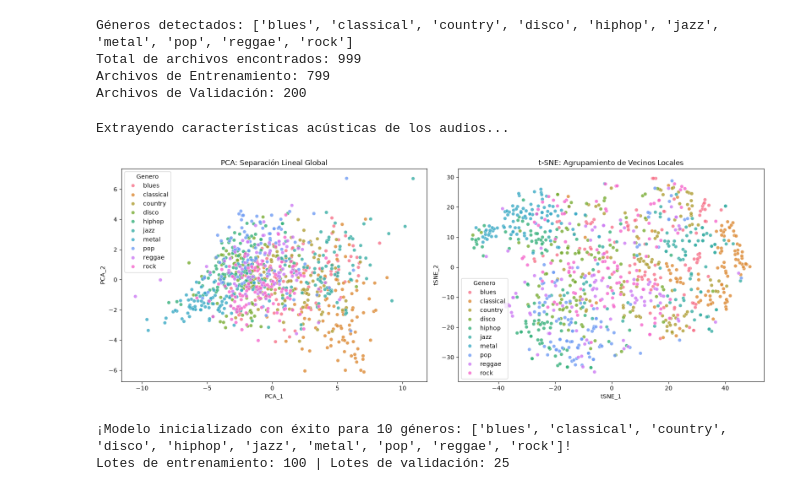
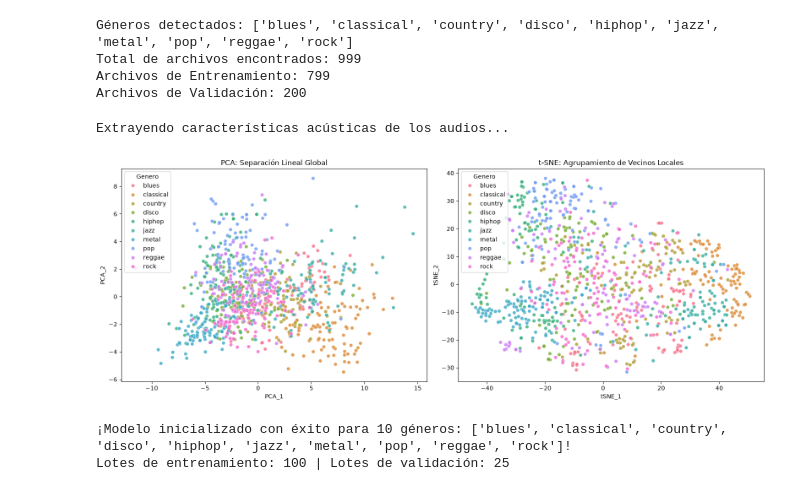
Before and after one commit to waltergsotelo/aprendizaje_profundo, a Jupyter notebook: TP_3.ipynb, the cells around one changed output. Drawn from its saved outputs; the diff is of its cells as text; code cells hidden in the pictures.

```diff
--- a/TP_3.ipynb
+++ b/TP_3.ipynb
@@ -171,6 +171,11 @@ for path, label in tqdm(zip(audio_paths, labels), total=len(audio_paths)):
         tempo, _ = librosa.beat.beat_track(y=y, sr=sr)
         chroma = librosa.feature.chroma_stft(y=y, sr=sr)
         contrast = librosa.feature.spectral_contrast(y=y, sr=sr)
+        # 1. Extracción de los nuevos contornos temporales
+        tonnetz = librosa.feature.tonnetz(y=y, sr=sr, chroma=chroma) # Aprovecha el chroma ya calculado
+        rms = librosa.feature.rms(y=y)
+        zcr = librosa.feature.zero_crossing_rate(y=y)
+        rolloff = librosa.feature.spectral_rolloff(y=y, sr=sr,roll_percent=0.85)
 
         # Promediar las características a lo largo del tiempo
         zcr_mean = np.mean(zcr)
@@ -180,6 +185,14 @@ for path, label in tqdm(zip(audio_paths, labels), total=len(audio_paths)):
         chroma_var = np.var(chroma, axis=1)
         contrast_mean = np.mean(contrast, axis=1)
         contrast_var = np.var(contrast, axis=1)
+        tonnetz_mean = np.mean(tonnetz, axis=1)
+        tonnetz_var = np.var(tonnetz, axis=1)
+        rms_mean = float(np.mean(rms))
+        rms_var = float(np.var(rms))
+        zcr_var = float(np.var(zcr))
+        rolloff_mean = float(np.mean(rolloff))
+        rolloff_var = float(np.var(rolloff))
+
 
         # Manejo de la variable tempo (dependiendo de la versión de librosa puede ser array o float)
         bpm = tempo[0] if isinstance(tempo, np.ndarray) else tempo
@@ -196,6 +209,13 @@ for path, label in tqdm(zip(audio_paths, labels), total=len(audio_paths)):
             *chroma_var,
             *contrast_mean,
             *contrast_var,
+            *tonnetz_mean,
+            *tonnetz_var,
+            rms_mean,
+            rms_var,
+            zcr_var,
+            rolloff_mean,
+            rolloff_var,
             float(np.asarray(bpm).reshape(-1)[0]),
             genero_texto,
         ])
@@ -209,6 +229,9 @@ columnas.extend([f'Chroma_{i}_mean' for i in range(1, 13)])
 columnas.extend([f'Chroma_{i}_var' for i in range(1, 13)])
 columnas.extend([f'Contrast_{i}_mean' for i in range(1, 8)])
 columnas.extend([f'Contrast_{i}_var' for i in range(1, 8)])
+columnas.extend([f'Tonnetz_{i}_mean' for i in range(1, 7)])
+columnas.extend([f'Tonnetz_{i}_var' for i in range(1, 7)])
+columnas.extend(['RMS_mean', 'RMS_var', 'ZCR_var', 'Rolloff_mean', 'Rolloff_var'])
 columnas.append('BPM')
 columnas.append('Genero')
 
@@ -242,34 +265,34 @@ df['tSNE_2'] = tsne_result[:, 1]
 fig, axes = plt.subplots(1, 2, figsize=(16, 6))
 
 # Gráfico PCA
 sns.scatterplot(
     x='PCA_1', y='PCA_2',
     hue='Genero',
     palette=sns.color_palette("husl", len(class_names)),
     data=df,
     legend="full",
     alpha=0.8,
     ax=axes[0]
 )
 axes[0].set_title('PCA: Separación Lineal Global')
 
 # Gráfico t-SNE
 sns.scatterplot(
     x='tSNE_1', y='tSNE_2',
     hue='Genero',
     palette=sns.color_palette("husl", len(class_names)),
     data=df,
     legend="full",
     alpha=0.8,
     ax=axes[1]
 )
 axes[1].set_title('t-SNE: Agrupamiento de Vecinos Locales')
 
 plt.tight_layout()
 plt.show()
 # %% [output]
 Extrayendo características acústicas de los audios...
-[figure, old version]
+[figure, new version]
 # %%
 import librosa
 import numpy as np
```
Also changed, not shown: parts of 7 cells of this notebook.
